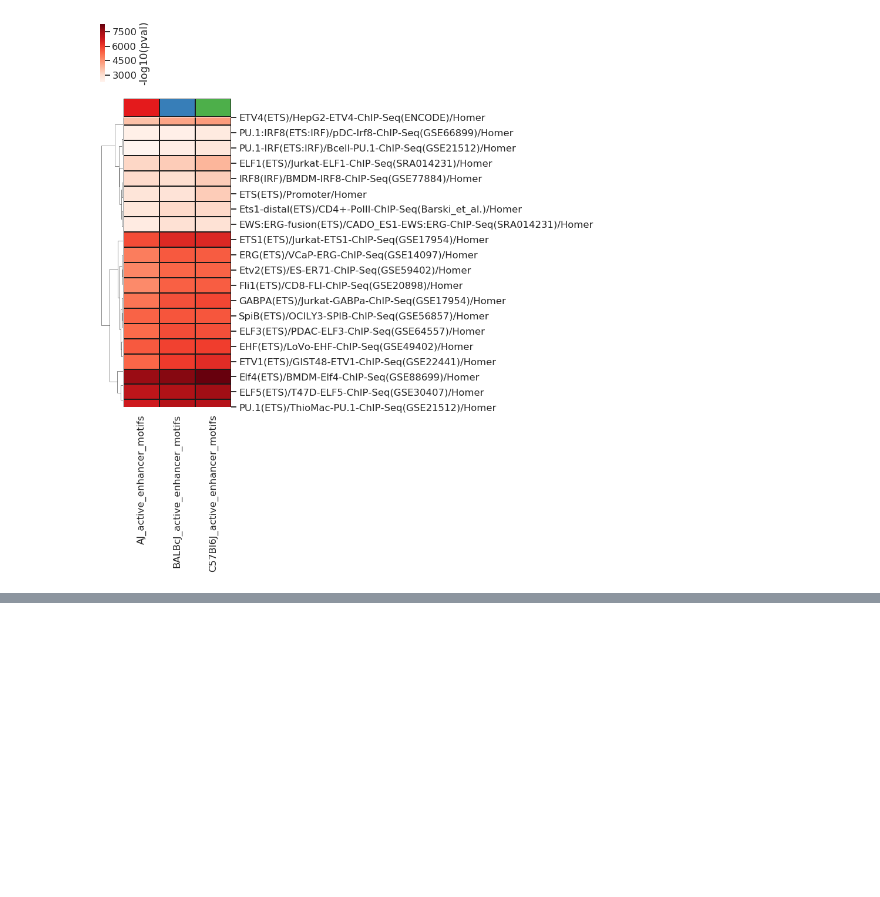
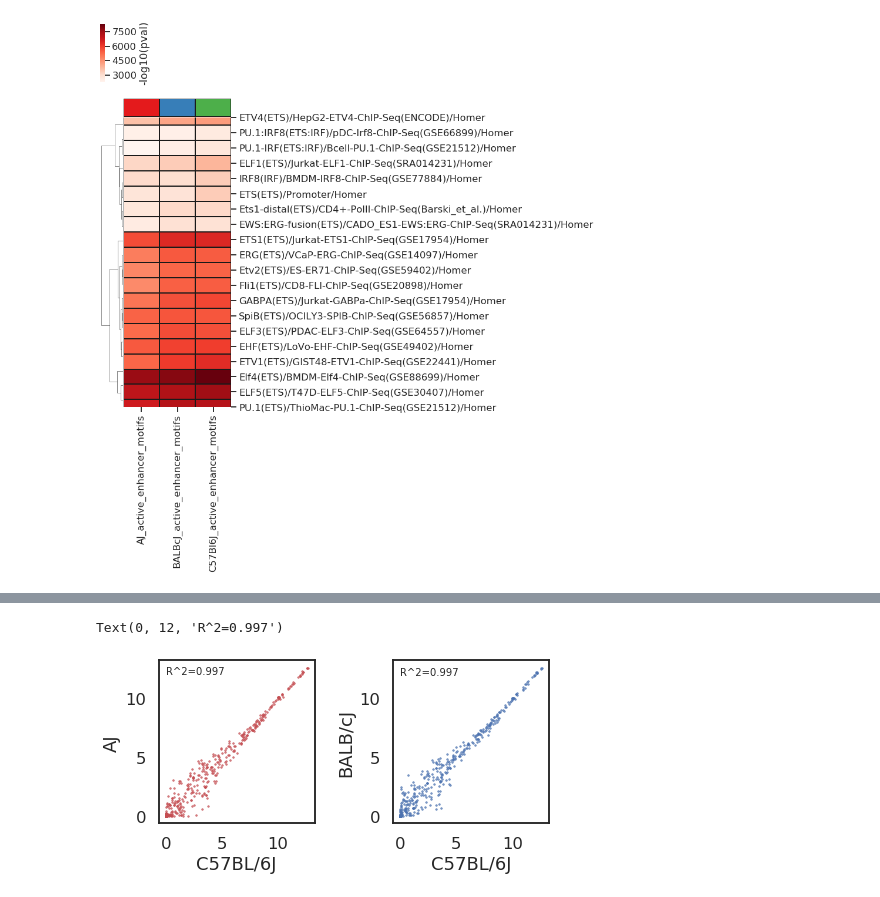
Before and after one commit to HunterBennett/strains, a Jupyter notebook: results/00_Strains_Control_H3K27Ac_02_ActiveMotifs.ipynb, the cells around one changed output, grey strips where cells are left out. Saved outputs shown, nothing was run; the diff lists cells and outputs as text; code cells hidden in the pictures; blank space fills up the shorter version.

```diff
--- a/results/00_Strains_Control_H3K27Ac_02_ActiveMotifs.ipynb
+++ b/results/00_Strains_Control_H3K27Ac_02_ActiveMotifs.ipynb
@@ -135,0 +201,25 @@ plt.savefig('./figures/homer_active_distal_enhancers_motif_clustermap.png',
+# %%
+fig, (ax1, ax2) = plt.subplots(1, 2, figsize=(7,3))
+plt.subplots_adjust(wspace=.5)
+ax1.scatter(np.log2(-known_motif_pval_frame['C57Bl6J_active_distal_enhancer_motifs']+1),
+           np.log2(-known_motif_pval_frame['AJ_active_distal_enhancer_motifs']+1),
+           s=0.5,
+           c='r')
+ax1.set_xlabel('C57BL/6J')
+ax1.set_ylabel('AJ')
+ax1.text(0,12,
+         'R^2=%.3f' % known_motif_pval_frame.corr().loc['C57Bl6J_active_distal_enhancer_motifs',
+                                                        'AJ_active_distal_enhancer_motifs']**2)
+
+ax2.scatter(np.log2(-known_motif_pval_frame['C57Bl6J_active_distal_enhancer_motifs']+1),
+           np.log2(-known_motif_pval_frame['BALBcJ_active_distal_enhancer_motifs']+1),
+           s=0.5,
+           c='b')
+ax2.set_xlabel('C57BL/6J')
+ax2.set_ylabel('BALB/cJ')
+ax2.text(0,12,
+         'R^2=%.3f' % known_motif_pval_frame.corr().loc['C57Bl6J_active_distal_enhancer_motifs',
+                                                        'BALBcJ_active_distal_enhancer_motifs']**2)
+# %% [output]
+Text(0, 12, 'R^2=0.997')
+[figure, added]
```
Also changed, not shown: parts of 9 cells of this notebook, 8 other files.
